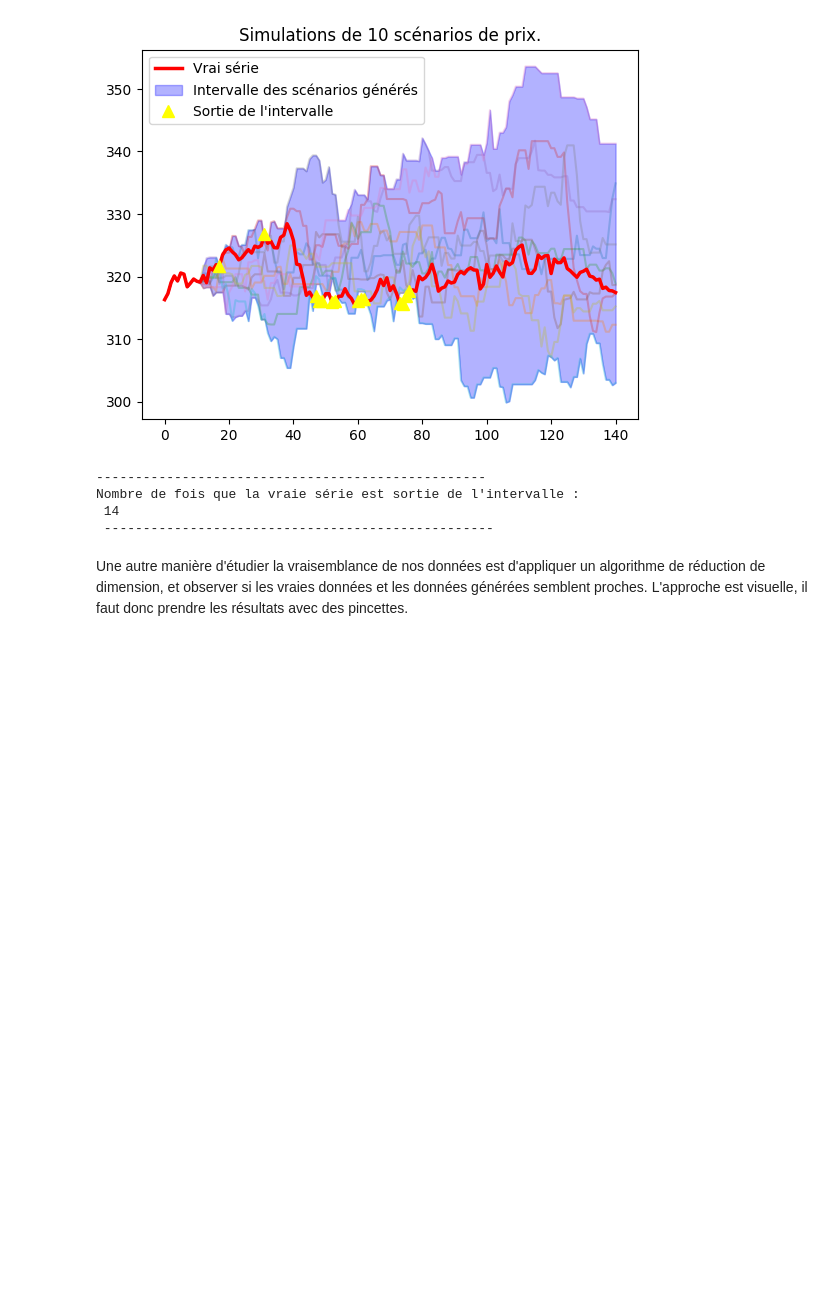
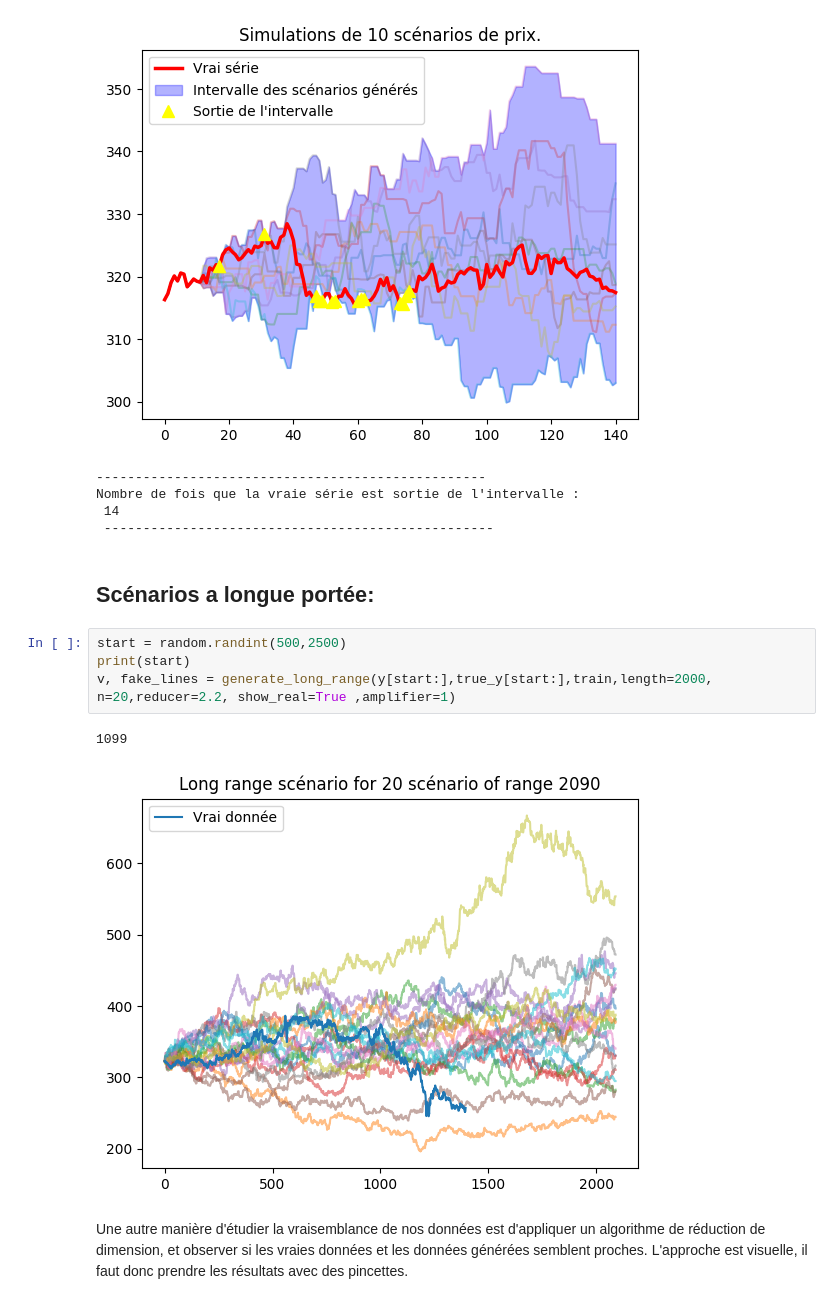
Before and after one commit to QMoayedpour/statapp-hsbc, a Jupyter notebook: gan_cnn.ipynb, the cells around one changed output. Cells and saved outputs as stored; diff of their text form; blank space fills up the shorter version.

Commit message:
long range

```diff
--- a/gan_cnn.ipynb
+++ b/gan_cnn.ipynb
@@ -182,6 +176,15 @@ generate_fake_scenario(y[start:],true_y[start:],train, amplifier = 1,num =10,red
 Nombre de fois que la vraie série est sortie de l'intervalle :
  14
  --------------------------------------------------
+# %% [markdown]
+## Scénarios a longue portée:
+# %%
+start = random.randint(500,2500)
+print(start)
+v, fake_lines = generate_long_range(y[start:],true_y[start:],train,length=2000, n=20,reducer=2.2, show_real=True ,amplifier=1)
+# %% [output]
+1099
+[figure, added]
 # %% [markdown]
 Une autre manière d'étudier la vraisemblance de nos données est d'appliquer un algorithme de réduction de dimension, et observer si les vraies données et les données générées semblent proches. L'approche est visuelle, il faut donc prendre les résultats avec des pincettes.
 # %%
```
Also changed, not shown: parts of 5 cells of this notebook, 1 other file.
